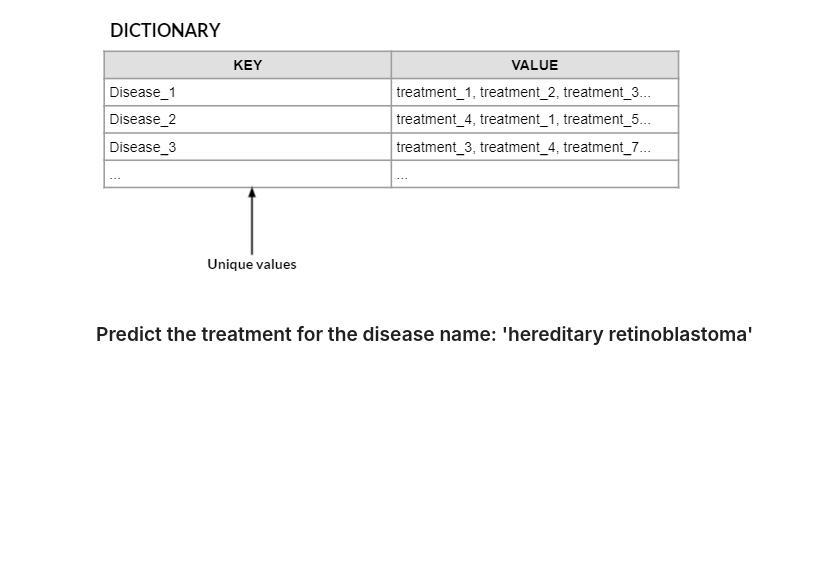
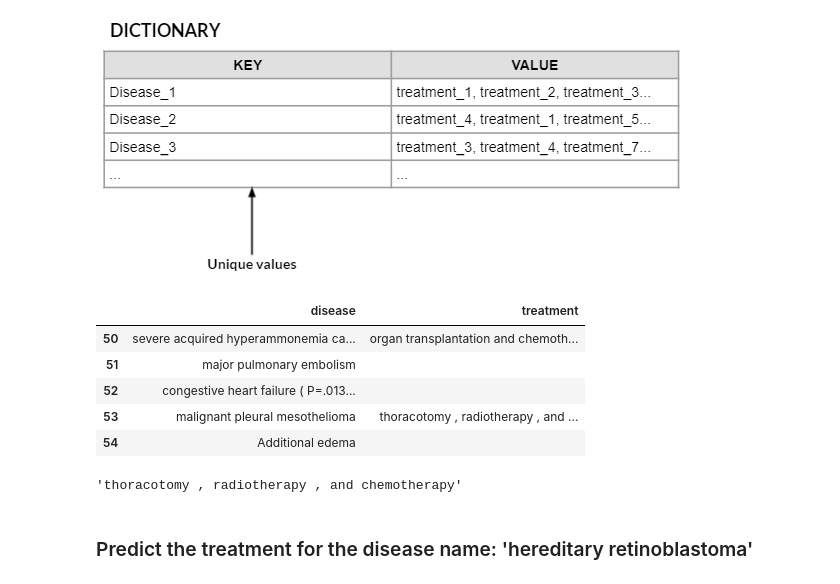
Before and after one commit to Abbhiraami/ML_AI_masters, a Jupyter notebook: NLP_notebooks/syntactical_processing_assignment/Assignment.ipynb, the cells around one changed output. Drawn from its saved outputs; the diff is of its cells as text; code cells hidden in the pictures; blank space fills up the shorter version.

```diff
--- a/NLP_notebooks/syntactical_processing_assignment/Assignment.ipynb
+++ b/NLP_notebooks/syntactical_processing_assignment/Assignment.ipynb
@@ -310,23 +310,34 @@ display(test_df_extracted.head())
 # %%
 disease_list=[]
 treatment_list=[]
 med_dict={}
 
 for idx in range(len(test_sentences)):
     sent_list=test_sentences[idx].split()
     label_list=y_test_pred[idx]
     disease=''
     treatment=''
     # print(len(label_list),len(sent_list))
     for i in range(len(label_list)):
-        if label_list[i]=="D":
-            disease += ' '+ sent_list[i]
-        elif label_list[i]=="T":
-            treatment += ' '+ sent_list[i]
+        if label_list[i]=="D" or label_list[i]=="T" :
+            disease += ' '+ sent_list[i] if label_list[i]=="D" else ''
+            treatment += ' '+ sent_list[i] if label_list[i]=="T" else ''
+        # elif label_list[i]=="T":
+        #     treatment += ' '+ sent_list[i]
         else:
             continue
-        med_dict.update({disease.strip():treatment.strip()})
-# med_dict.keys()
+    med_dict.update({disease.strip():treatment.strip()})
+med_df=pd.DataFrame({'disease':med_dict.keys(),'treatment':med_dict.values()})
+display(med_df[50:55])
+med_dict['malignant pleural mesothelioma']
+# %% [output]
+|  | disease | treatment |
+| 50 | severe acquired hyperammonemia ca... | organ transplantation and chemoth... |
+| 51 | major pulmonary embolism |  |
+| 52 | congestive heart failure ( P=.013... |  |
+| 53 | malignant pleural mesothelioma | thoracotomy , radiotherapy , and ... |
+| 54 | Additional edema |  |
+'thoracotomy , radiotherapy , and chemotherapy'
 # %% [markdown]
 ### Predict the treatment for the disease name: 'hereditary retinoblastoma'
 # %%
```
